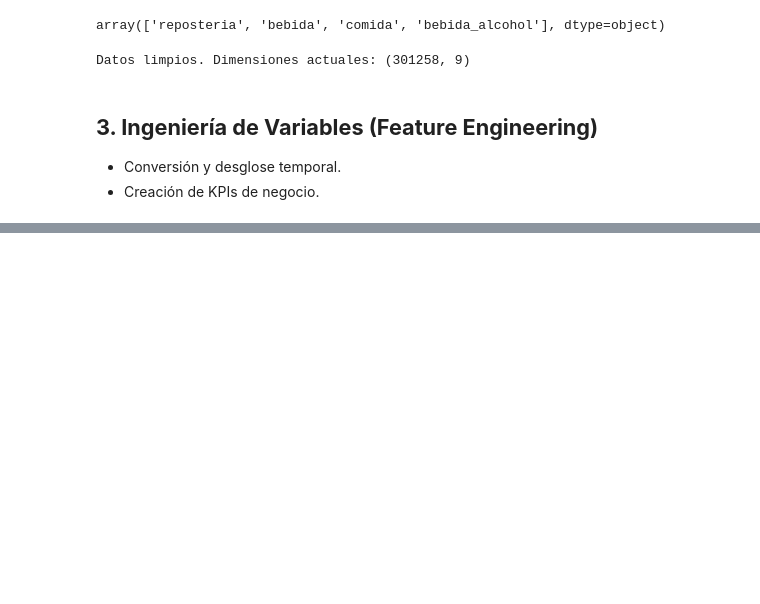
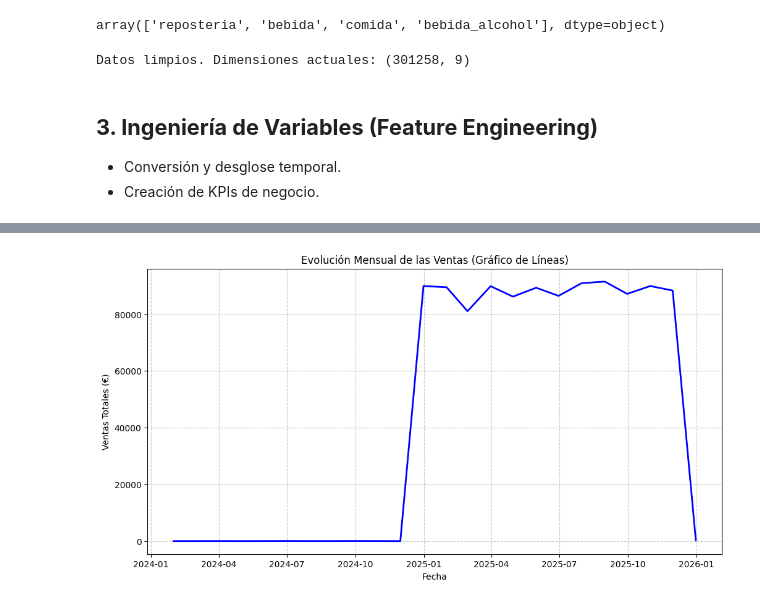
Before and after one commit to IbaiGarcia13/RETO2-G2-Cafeteria, a Jupyter notebook: RETO/RETO.ipynb, the cells around one changed output, grey strips where cells are left out. Saved outputs shown, nothing was run; the diff lists cells and outputs as text; code cells hidden in the pictures; blank space fills up the shorter version.

```diff
--- a/RETO/RETO.ipynb
+++ b/RETO/RETO.ipynb
@@ -577,0 +301,18 @@ Recomendaciones: seguimiento de outliers, ajustar precios o promociones según t
+# %%
+# 4.3 Gráfico de Líneas (Tendencia Temporal).
+
+# - Objetivo: Ver la evolución de ventas a lo largo de los meses
+
+# - Agrupamos por meses ('M') de forma instantánea.
+ventas_mes = df.set_index('fecha_hora')['ventas_totales'].resample('M').sum()
+
+plt.figure(figsize=(12, 6))
+plt.plot(ventas_mes.index, ventas_mes.values, linestyle='-', color='blue', linewidth=2)
+
+plt.title('Evolución Mensual de las Ventas (Gráfico de Líneas)')
+plt.xlabel('Fecha')
+plt.ylabel('Ventas Totales (€)')
+plt.grid(linestyle='--', alpha=0.7)
+plt.show()
+# %% [output]
+[figure, added]
```
Also changed, not shown: parts of 36 cells of this notebook.
